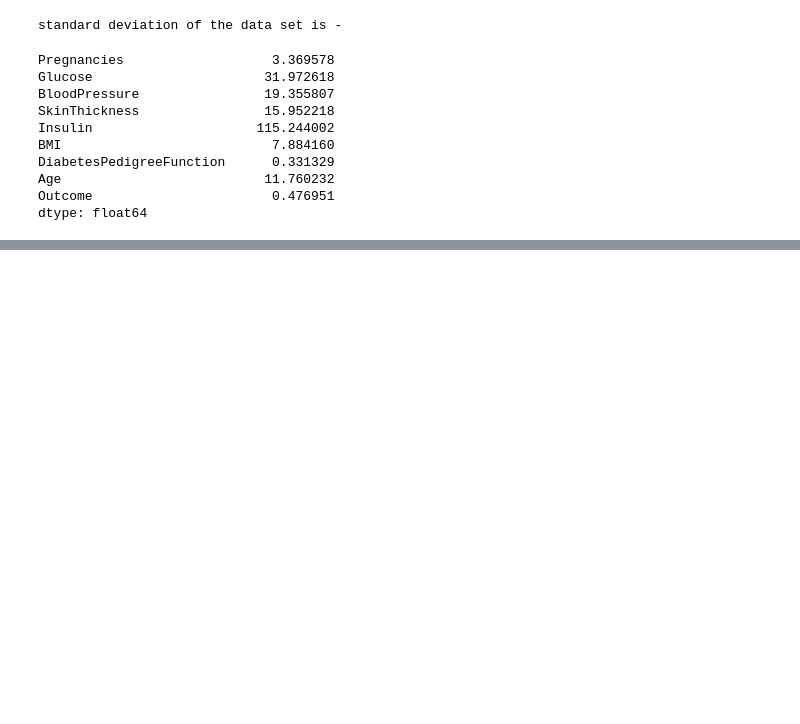
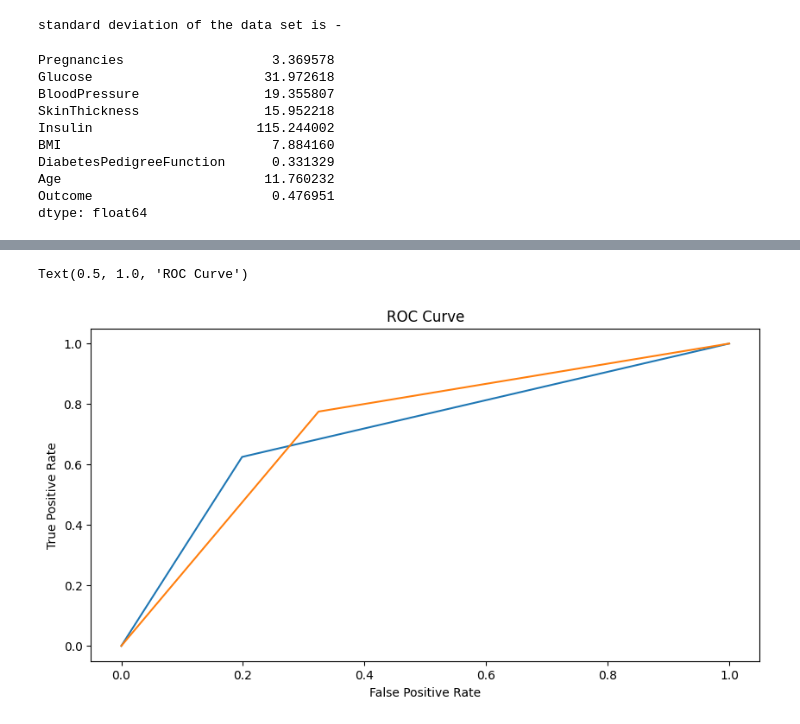
Before and after one commit to saurabhKJ7/Pima-Indians-Diabetes-Datase, a Jupyter notebook: logistic_Decision-1.ipynb, the cells around one changed output, grey strips where cells are left out. Saved outputs shown, nothing was run; the diff lists cells and outputs as text; code cells hidden in the pictures; blank space fills up the shorter version.

```diff
--- a/logistic_Decision-1.ipynb
+++ b/logistic_Decision-1.ipynb
@@ -193,0 +280,18 @@ print(y_pred)
+# %%
+
+import matplotlib.pyplot as plt
+fpr_lr, tpr_lr, thresholds_lr = roc_curve(y_test, y_pred_lr)
+auc_lr = auc(fpr_lr, tpr_lr)
+
+fpr_dt, tpr_dt, thresholds_dt = roc_curve(y_test, y_pred_dt)
+auc_dt = auc(fpr_dt, tpr_dt)
+
+plt.figure(figsize=(10,5))
+plt.plot(fpr_lr, tpr_lr, label='Logistic Regression (AUC = {:.2f})'.format(auc_lr))
+plt.plot(fpr_dt, tpr_dt, label='Decision Tree (AUC = {:.2f})'.format(auc_dt))
+plt.xlabel('False Positive Rate')
+plt.ylabel('True Positive Rate')
+plt.title('ROC Curve')
+# %% [output]
+Text(0.5, 1.0, 'ROC Curve')
+[figure, added]
```
Also changed, not shown: parts of 11 cells of this notebook, 1 other file.
